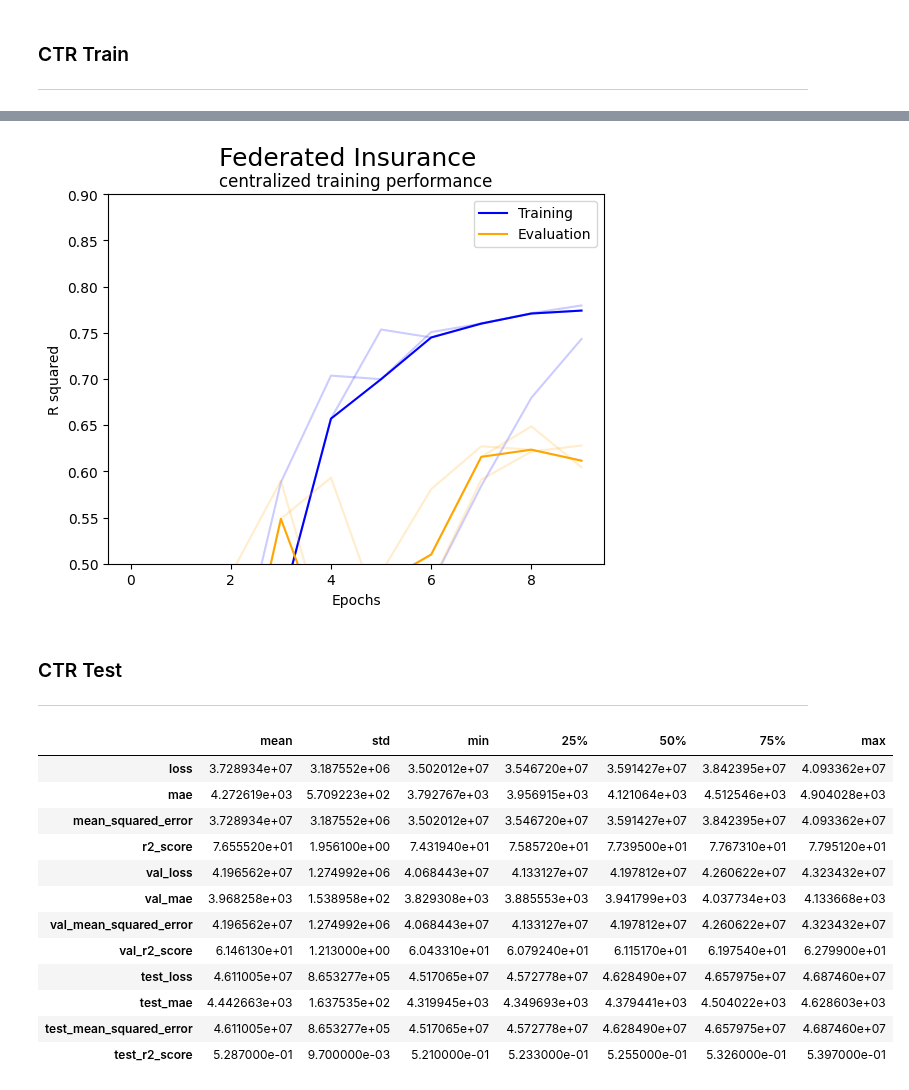
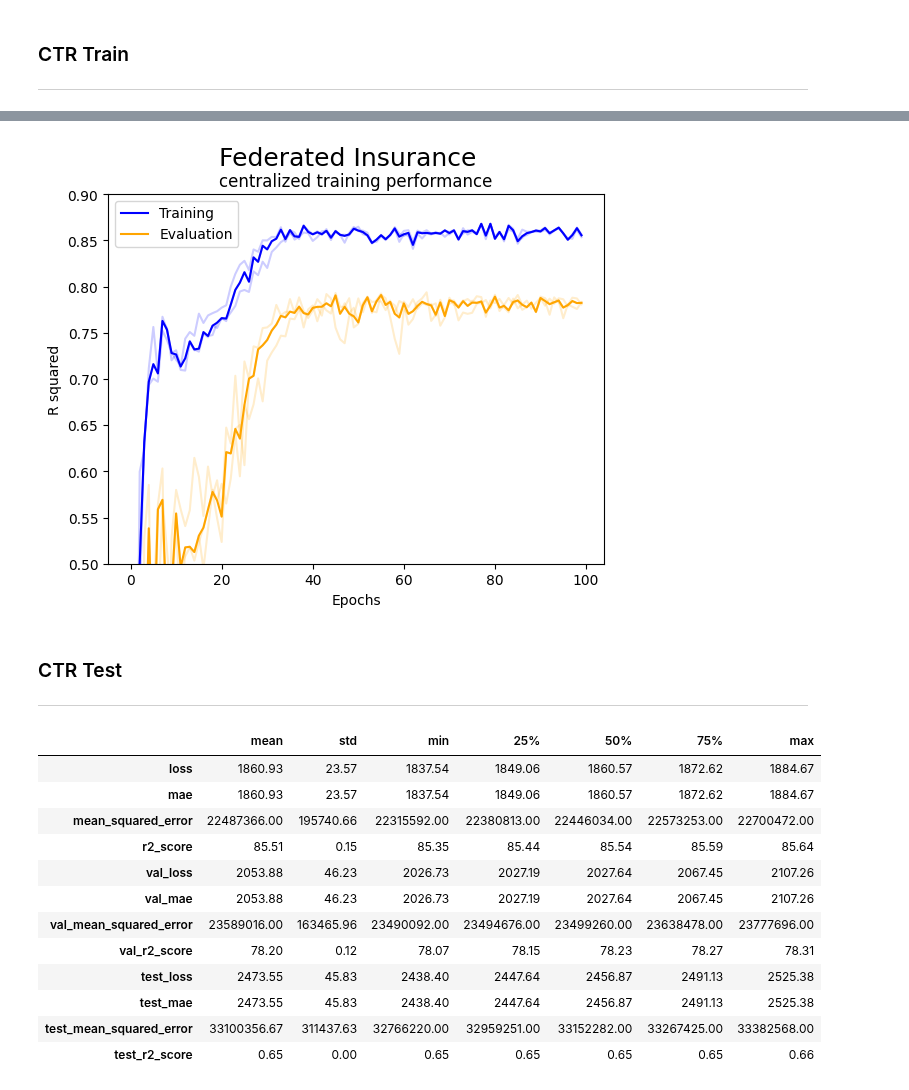
Before and after one commit to Olhaau/fl-official-statistics-addon, a Jupyter notebook: _dev/99c_insurance_federated_wrapup_colab.ipynb, the cells around one changed output, grey strips where cells are left out. Saved outputs shown, nothing was run; the diff lists cells and outputs as text; code cells hidden in the pictures.

```diff
--- a/_dev/99c_insurance_federated_wrapup_colab.ipynb
+++ b/_dev/99c_insurance_federated_wrapup_colab.ipynb
@@ -187,6 +181,7 @@ number of splits per client: [50, 50, 50, 50]
 ### Parameter
 ---
 # %%
-n_evals  =   3#5 * nfolds # up to nfolds * nreps
-n_epochs = 10          # for centralized training
-n_rounds =  10          # federation rounds
+n_evals     = 3     # * nfolds - up to nfolds * nreps
+n_epochs    = 100   # for centralized training
+n_rounds    = 50    # federation rounds
+n_epochs_fl = 50    # for fl training
@@ -293,7 +311,7 @@ for eval_ind in tqdm.tqdm(range(n_evals)):
         client_optimizer = lambda: tf.optimizers.Adam(learning_rate = .05),
         server_optimizer = lambda: tf.optimizers.Adam(learning_rate = .05),
         NUM_ROUNDS = n_rounds,
-        NUM_EPOCHS = 50,
+        NUM_EPOCHS = n_epochs_fl,
         BATCH_SIZE = 128,
         SHUFFLE_BUFFER = 20,
         PREFETCH_BUFFER = 5,
@@ -462,7 +498,13 @@ for i in range(n_evals):
     X_train = data_train[features[:9]] # include regions
     y_train = data_train[target]
 
-    model = keras_blueprint(nfeatures = 9, compile = True)
+    model = create_keras_model(
+        nfeatures = 9,
+        units = [40, 40, 20],
+        activations = ['relu'] * 3,
+        compile = compile,
+        loss = "mean_absolute_error")
+    #keras_blueprint(nfeatures = 9, compile = True)
 
     hist = train_model(
         model, X_train, y_train,
@@ -537,7 +573,7 @@ plt.legend()
 plt.savefig(experiment_path + 'results/training_performance_rsq.png')
 plt.show()
 # %% [output]
-[figure, old version]
+[figure, new version]
 # %% [markdown]
 ### CTR Test
 ---
@@ -545,10 +581,7 @@ plt.show()
 # compute test
 results_test_ctr = []
 
-for i in tqdm.tqdm(range(
-    3
-    #nfolds * nreps - 40
-    )):
+for i in tqdm.tqdm(range(n_evals)):
     #train_indices = [split[1][0] for split in client_splits]
     test_indices = [split[1][1] for split in client_splits]
 
@@ -563,26 +596,26 @@ for i in tqdm.tqdm(range(
 # %%
 # show test results
 table2 = pd.DataFrame(results_test_ctr)
 table2 = table2.set_axis(['test_'+ col for col in table2.columns], axis = 1)
 
 
 table2.describe()[1:].to_csv(experiment_path + "results/performance_test_overview.csv", sep = ";")
 
 table_all = pd.concat([table, table2], axis = 1)
 table_all.describe()[1:].to_csv(experiment_path + "results/performance_overview.csv", sep = ";")
 table_all.to_csv(experiment_path + "results/performance.csv", sep = ";")
-table_all.describe()[1:].transpose().round(4)
+table_all.describe()[1:].transpose().round(2)
 # %% [output]
 |  | mean | std | min | 25% | 50% | 75% | max |
-| loss | 3.728934e+07 | 3.187552e+06 | 3.502012e+07 | 3.546720e+07 | 3.591427e+07 | 3.842395e+07 | 4.093362e+07 |
-| mae | 4.272619e+03 | 5.709223e+02 | 3.792767e+03 | 3.956915e+03 | 4.121064e+03 | 4.512546e+03 | 4.904028e+03 |
-| mean_squared_error | 3.728934e+07 | 3.187552e+06 | 3.502012e+07 | 3.546720e+07 | 3.591427e+07 | 3.842395e+07 | 4.093362e+07 |
-| r2_score | 7.655520e+01 | 1.956100e+00 | 7.431940e+01 | 7.585720e+01 | 7.739500e+01 | 7.767310e+01 | 7.795120e+01 |
-| val_loss | 4.196562e+07 | 1.274992e+06 | 4.068443e+07 | 4.133127e+07 | 4.197812e+07 | 4.260622e+07 | 4.323432e+07 |
-| val_mae | 3.968258e+03 | 1.538958e+02 | 3.829308e+03 | 3.885553e+03 | 3.941799e+03 | 4.037734e+03 | 4.133668e+03 |
-| val_mean_squared_error | 4.196562e+07 | 1.274992e+06 | 4.068443e+07 | 4.133127e+07 | 4.197812e+07 | 4.260622e+07 | 4.323432e+07 |
-| val_r2_score | 6.146130e+01 | 1.213000e+00 | 6.043310e+01 | 6.079240e+01 | 6.115170e+01 | 6.197540e+01 | 6.279900e+01 |
-| test_loss | 4.611005e+07 | 8.653277e+05 | 4.517065e+07 | 4.572778e+07 | 4.628490e+07 | 4.657975e+07 | 4.687460e+07 |
-| test_mae | 4.442663e+03 | 1.637535e+02 | 4.319945e+03 | 4.349693e+03 | 4.379441e+03 | 4.504022e+03 | 4.628603e+03 |
-| test_mean_squared_error | 4.611005e+07 | 8.653277e+05 | 4.517065e+07 | 4.572778e+07 | 4.628490e+07 | 4.657975e+07 | 4.687460e+07 |
-| test_r2_score | 5.287000e-01 | 9.700000e-03 | 5.210000e-01 | 5.233000e-01 | 5.255000e-01 | 5.326000e-01 | 5.397000e-01 |
+| loss | 1860.93 | 23.57 | 1837.54 | 1849.06 | 1860.57 | 1872.62 | 1884.67 |
+| mae | 1860.93 | 23.57 | 1837.54 | 1849.06 | 1860.57 | 1872.62 | 1884.67 |
+| mean_squared_error | 22487366.00 | 195740.66 | 22315592.00 | 22380813.00 | 22446034.00 | 22573253.00 | 22700472.00 |
+| r2_score | 85.51 | 0.15 | 85.35 | 85.44 | 85.54 | 85.59 | 85.64 |
+| val_loss | 2053.88 | 46.23 | 2026.73 | 2027.19 | 2027.64 | 2067.45 | 2107.26 |
+| val_mae | 2053.88 | 46.23 | 2026.73 | 2027.19 | 2027.64 | 2067.45 | 2107.26 |
+| val_mean_squared_error | 23589016.00 | 163465.96 | 23490092.00 | 23494676.00 | 23499260.00 | 23638478.00 | 23777696.00 |
+| val_r2_score | 78.20 | 0.12 | 78.07 | 78.15 | 78.23 | 78.27 | 78.31 |
+| test_loss | 2473.55 | 45.83 | 2438.40 | 2447.64 | 2456.87 | 2491.13 | 2525.38 |
+| test_mae | 2473.55 | 45.83 | 2438.40 | 2447.64 | 2456.87 | 2491.13 | 2525.38 |
+| test_mean_squared_error | 33100356.67 | 311437.63 | 32766220.00 | 32959251.00 | 33152282.00 | 33267425.00 | 33382568.00 |
+| test_r2_score | 0.65 | 0.00 | 0.65 | 0.65 | 0.65 | 0.65 | 0.66 |
```
Also changed, not shown: parts of 17 cells of this notebook, 24 other files.
